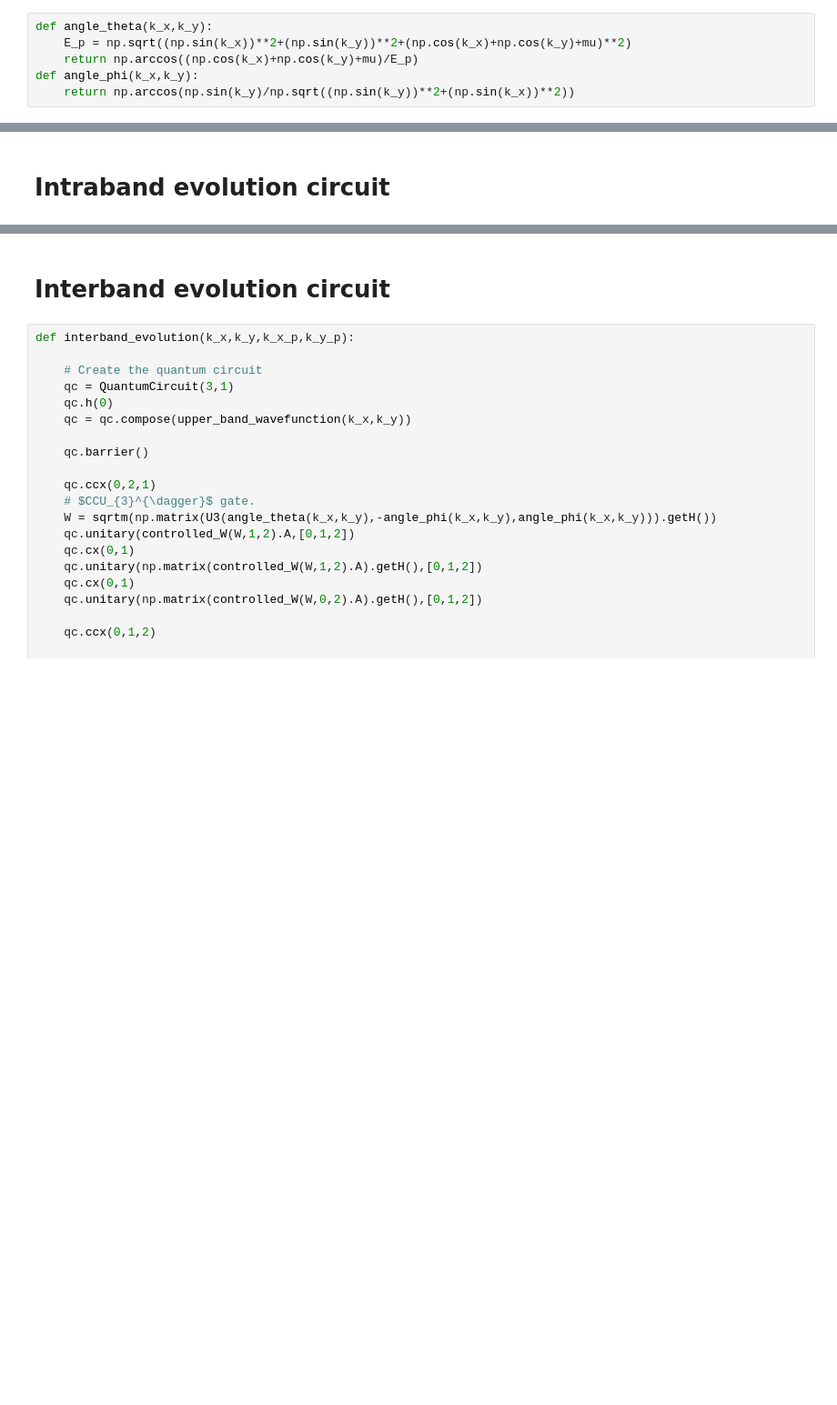
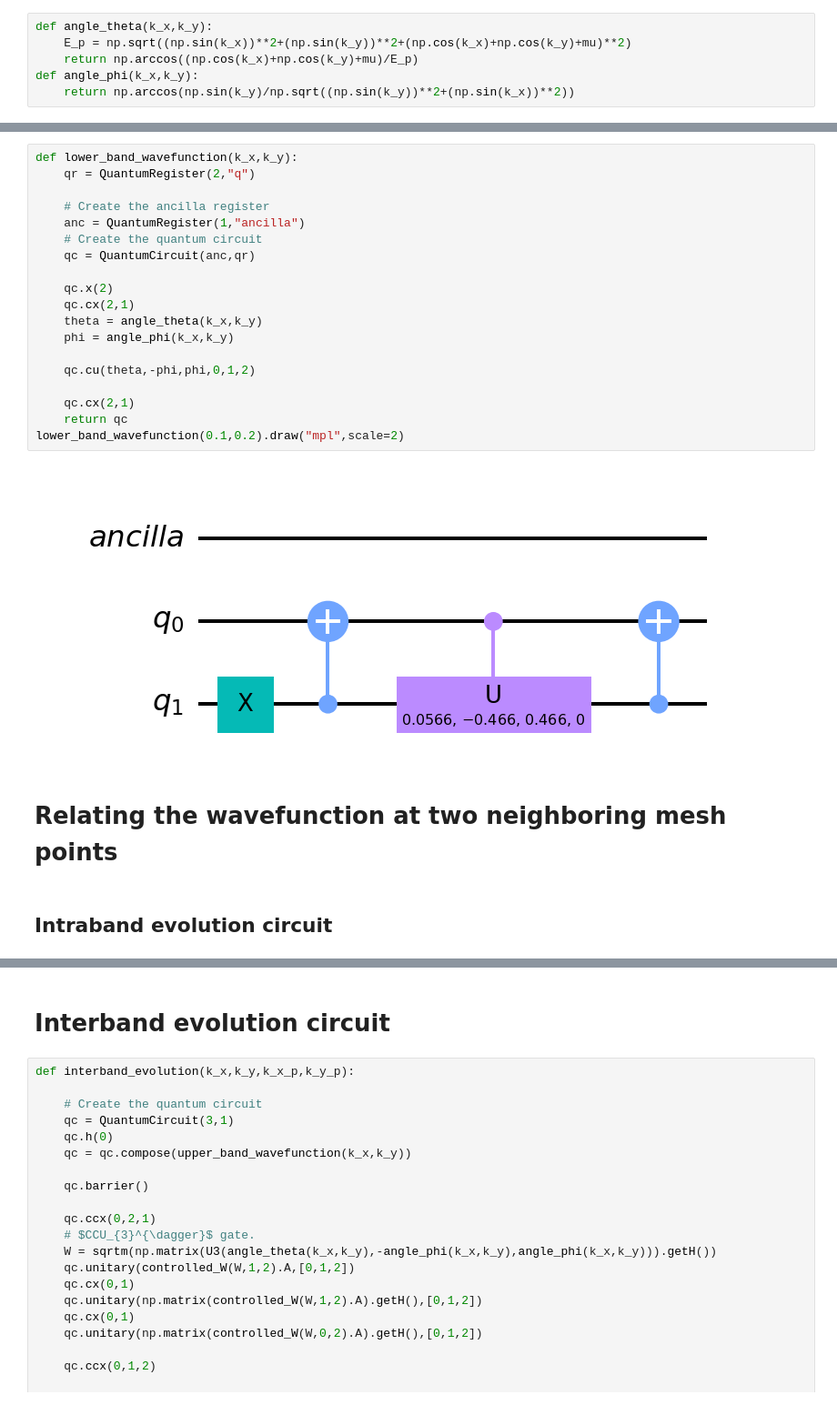
Before and after one commit to psasanka1729/chern-number-on-NISQ-computer, a Jupyter notebook: topological_phases_quantum_computer.ipynb, the cells around one changed output, grey strips where cells are left out. Shown: that part at 91% size. Saved outputs shown, nothing was run; the diff lists cells and outputs as text; blank space fills up the shorter version.

```diff
--- a/topological_phases_quantum_computer.ipynb
+++ b/topological_phases_quantum_computer.ipynb
@@ -105,5 +111,28 @@ upper_band_wavefunction(k_x,k_y).draw()
+# %%
+def lower_band_wavefunction(k_x,k_y):
+    qr = QuantumRegister(2,"q")
+
+    # Create the ancilla register
+    anc = QuantumRegister(1,"ancilla")
+    # Create the quantum circuit
+    qc = QuantumCircuit(anc,qr)
+
+    qc.x(2)
+    qc.cx(2,1)
+    theta = angle_theta(k_x,k_y)
+    phi = angle_phi(k_x,k_y)
+
+    qc.cu(theta,-phi,phi,0,1,2)
+
+    qc.cx(2,1)
+    return qc
+lower_band_wavefunction(0.1,0.2).draw("mpl",scale=2)
+# %% [output]
+[figure, added]
+# %% [markdown]
+# Relating the wavefunction at two neighboring mesh points
 # %% [markdown]
-# Intraband evolution circuit
+## Intraband evolution circuit
 # %%
 def intraband_evolution(k_x,k_y,k_x_p,k_y_p):
 
```
Also changed, not shown: parts of 22 cells of this notebook.
